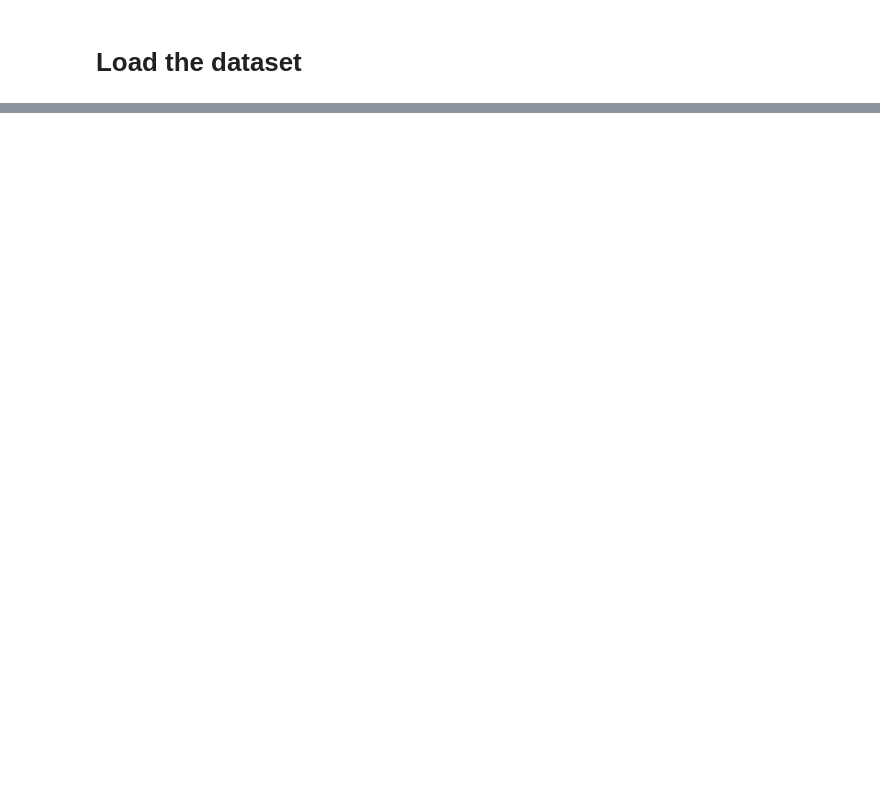
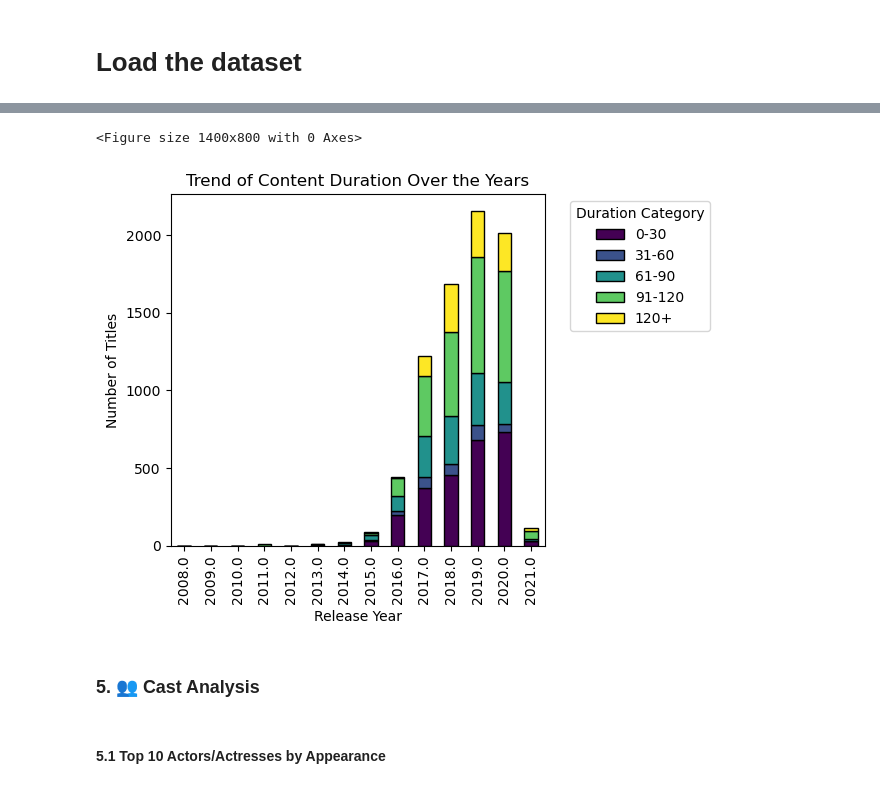
Before and after one commit to georgezacharia/netflix_data_analysis_python, a Jupyter notebook: netflix_data_analysis.ipynb, the cells around one changed output, grey strips where cells are left out. Drawn from its saved outputs; the diff is of its cells as text; code cells hidden in the pictures; blank space fills up the shorter version.

```diff
--- a/netflix_data_analysis.ipynb
+++ b/netflix_data_analysis.ipynb
@@ -686,0 +194,2 @@ plt.show()
+# %%
+data['Duration_Minutes'] = data['Duration'].str.extract('(\\d+)').astype(float)
@@ -686,0 +231,2 @@ plt.show()
+# %%
+duration_trend = data.groupby(['Release_Year', 'Duration_Category'], observed=True).size().unstack()
@@ -686,0 +252,16 @@ plt.show()
+# %%
+plt.figure(figsize=(14, 8))
+duration_trend.plot(kind='bar', stacked=True, colormap='viridis', edgecolor='black')
+plt.title('Trend of Content Duration Over the Years')
+plt.xlabel('Release Year')
+plt.ylabel('Number of Titles')
+plt.legend(title='Duration Category', bbox_to_anchor=(1.05, 1), loc='upper left')
+plt.tight_layout()
+plt.show()
+# %% [output]
+<Figure size 1400x800 with 0 Axes>
+[figure, added]
+# %% [markdown]
+### 5. 👥 Cast Analysis
+# %% [markdown]
+#### 5.1 Top 10 Actors/Actresses by Appearance
```
Also changed, not shown: parts of 175 cells of this notebook.
